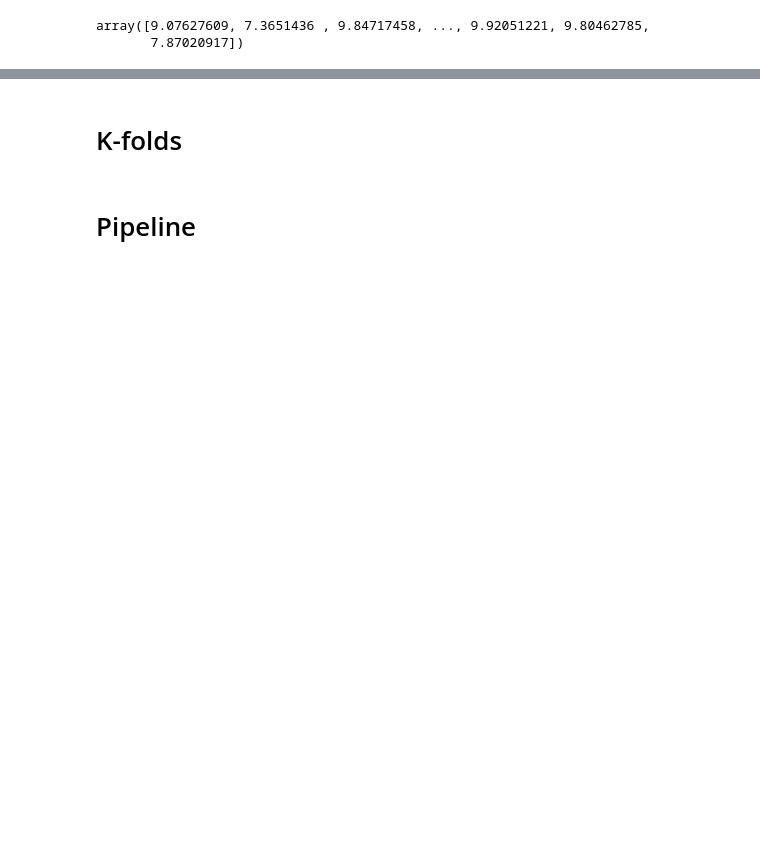
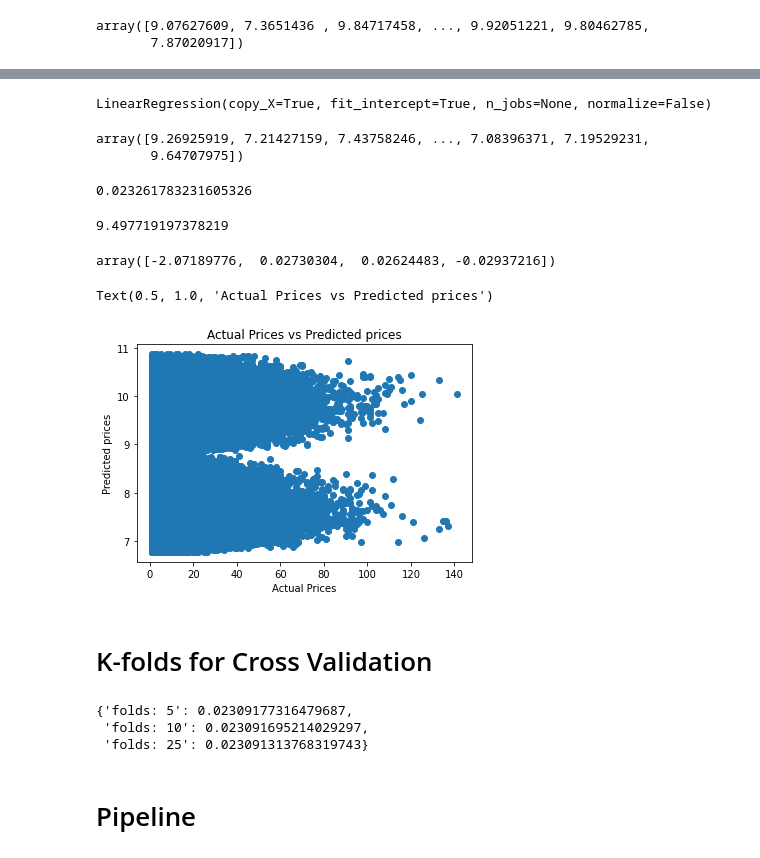
Before and after one commit to brittanikauf/DAT-01, a Jupyter notebook: Homework 4 - Instacart Dataset Brittani & Elyse.ipynb, the cells around one changed output, grey strips where cells are left out. Cells and saved outputs as stored; diff of their text form; code cells hidden in the pictures; blank space fills up the shorter version.

```diff
--- a/Homework 4 - Instacart Dataset Brittani & Elyse.ipynb
+++ b/Homework 4 - Instacart Dataset Brittani & Elyse.ipynb
@@ -302,0 +330,8 @@ plt.title("Add to Cart Correlation")
+# %%
+# identifying variables again
+X = orders_prod_departments_clean[['reordered', 'days_since_prior_order', 'department_id', 'order_hour_of_day']]
+y = orders_prod_departments_clean['add_to_cart_order']
+# %%
+# setting train and test
+from sklearn.model_selection import train_test_split
+X_train, X_test, y_train, y_test = train_test_split(X, y, test_size=0.2, random_state = 42)
@@ -303,5 +347,40 @@ plt.title("Add to Cart Correlation")
+# %%
+#initializing model
+lreg = LinearRegression()
+#fitting model
+lreg.fit(X_train, y_train)
+# %% [output]
+LinearRegression(copy_X=True, fit_intercept=True, n_jobs=None, normalize=False)
+# %%
+#predicting the model
+y_prediction = lreg.predict(X_test)
+# %%
+y_prediction
+# %% [output]
+array([9.26925919, 7.21427159, 7.43758246, ..., 7.08396371, 7.19529231,
+       9.64707975])
+# %%
+lreg.score(X_test, y_test)
+# %% [output]
+0.023261783231605326
+# %%
+lreg.intercept_
+# %% [output]
+9.497719197378219
+# %%
+lreg.coef_
+# %% [output]
+array([-2.07189776,  0.02730304,  0.02624483, -0.02937216])
+# %%
+plt.scatter(y_test, y_prediction)
+plt.xlabel("Actual Prices") #y_test
+plt.ylabel("Predicted prices") #y_prediction
+plt.title("Actual Prices vs Predicted prices")
+# %% [output]
+Text(0.5, 1.0, 'Actual Prices vs Predicted prices')
+[figure, added]
 # %% [markdown]
-# K-folds
+# K-folds for Cross Validation
 # %%
 from sklearn.model_selection import cross_val_score
 from sklearn.linear_model import LinearRegression
@@ -316,2 +401,9 @@ for fold in num_folds:
+# %%
+# enter results here
+cv_dict
+# %% [output]
+{'folds: 5': 0.02309177316479687,
+ 'folds: 10': 0.023091695214029297,
+ 'folds: 25': 0.023091313768319743}
 # %% [markdown]
 # Pipeline
```
Also changed, not shown: parts of 33 cells of this notebook, 1 other file.
